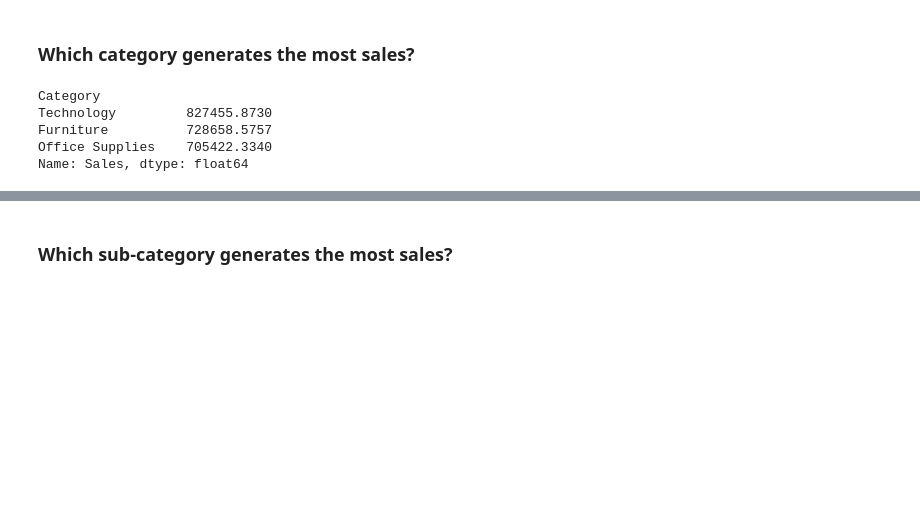
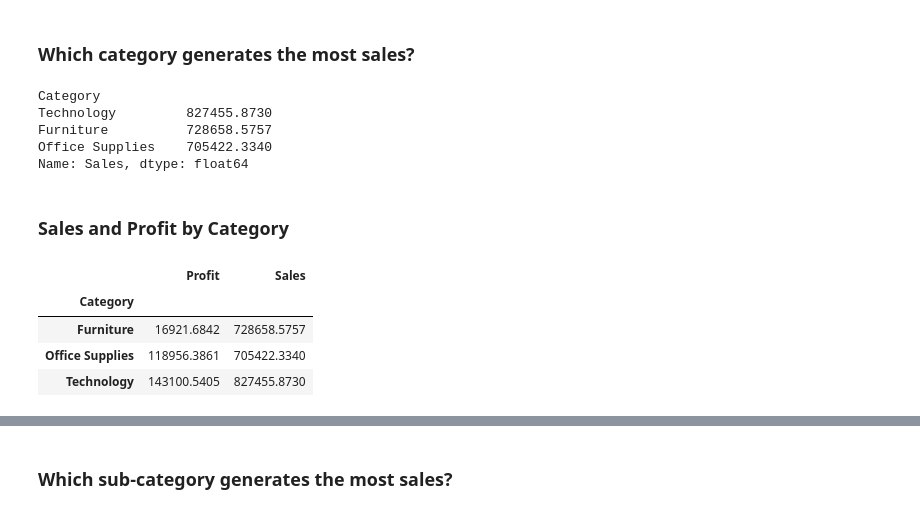
Before and after one commit to bonareri/data-science-class, a Jupyter notebook: 05-Python_for_Data_Science/06_Pandas_Data_Analysis.ipynb, the cells around one changed output, grey strips where cells are left out. Cells and saved outputs as stored; diff of their text form; code cells hidden in the pictures; blank space fills up the shorter version.

```diff
--- a/05-Python_for_Data_Science/06_Pandas_Data_Analysis.ipynb
+++ b/05-Python_for_Data_Science/06_Pandas_Data_Analysis.ipynb
@@ -757,3 +757,17 @@ Technology         827455.8730
 Furniture          728658.5757
 Office Supplies    705422.3340
 Name: Sales, dtype: float64
+# %% [markdown]
+### Sales and Profit by Category
+# %%
+df.pivot_table(
+    values=['Sales', 'Profit'],
+    index='Category',
+    aggfunc='sum'
+)
+# %% [output]
+|  | Profit | Sales |
+| Category |  |  |
+| Furniture | 16921.6842 | 728658.5757 |
+| Office Supplies | 118956.3861 | 705422.3340 |
+| Technology | 143100.5405 | 827455.8730 |
```
Also changed, not shown: parts of 4 cells of this notebook.
